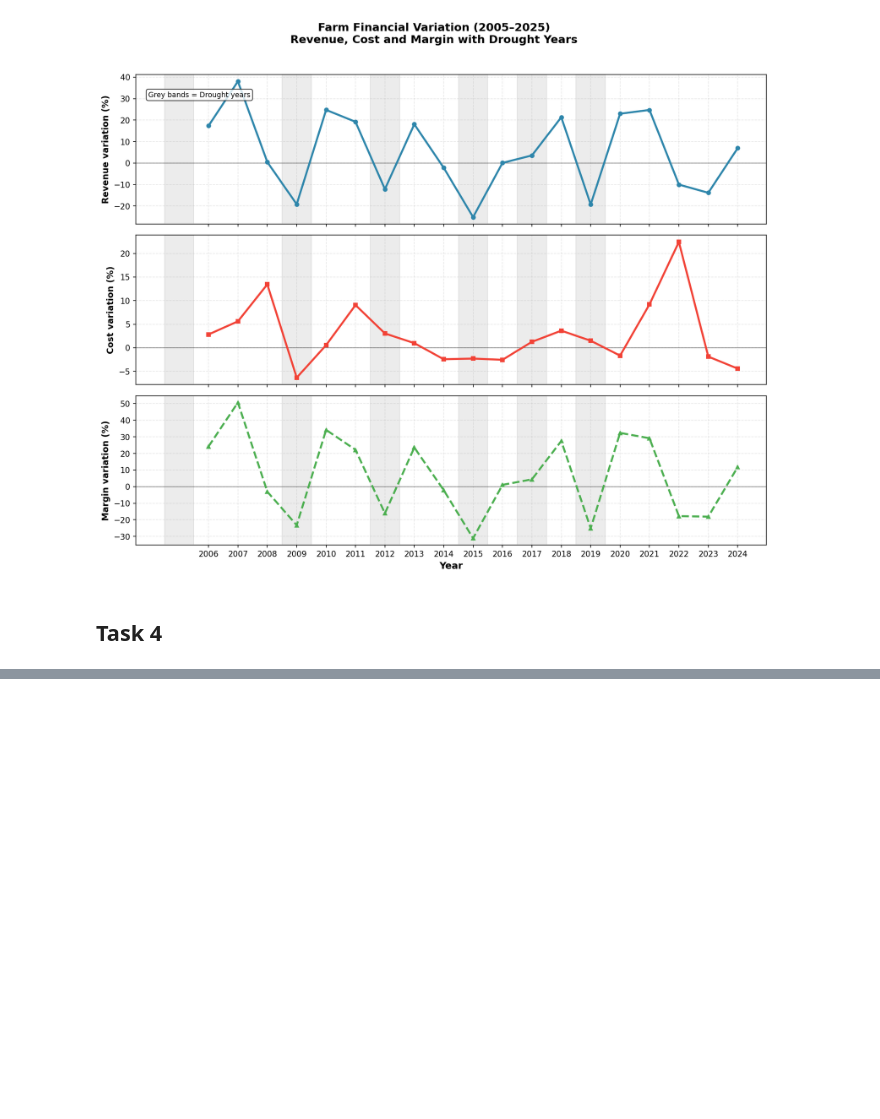
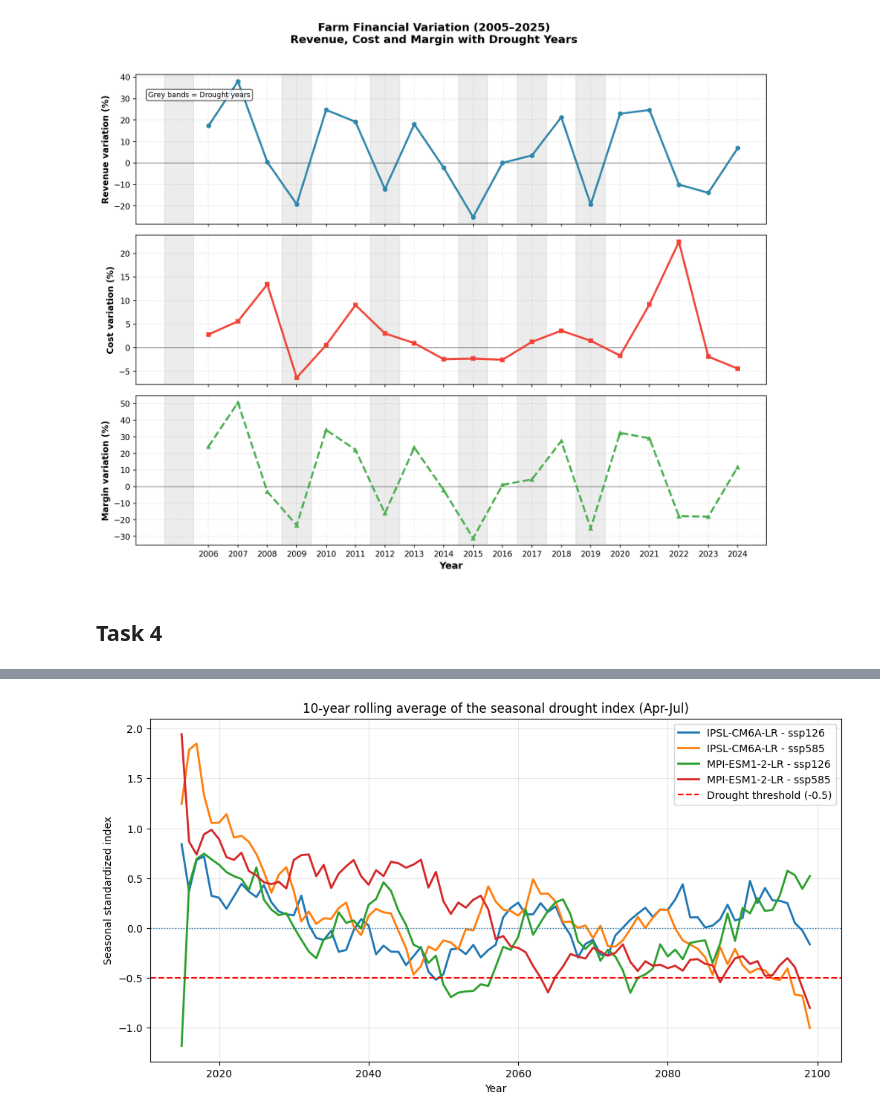
Before and after one commit to lochardi/GreenFinance, a Jupyter notebook: main.ipynb, the cells around one changed output, grey strips where cells are left out. Cells and saved outputs as stored; diff of their text form; code cells hidden in the pictures; blank space fills up the shorter version.

```diff
--- a/main.ipynb
+++ b/main.ipynb
@@ -626,0 +827,22 @@ plt.show()
+# %%
+import matplotlib.pyplot as plt
+
+plt.figure(figsize=(12, 6))
+
+for (model, scenario), df in all_scenarios.groupby(["model", "scenario"]):
+    df = df.sort_values("year").copy()
+    df["rolling_index"] = df["season_index"].rolling(10, min_periods=1).mean()
+    label = f"{model} - {scenario}"
+    plt.plot(df["year"], df["rolling_index"], linewidth=2, label=label)
+
+plt.axhline(-0.5, linestyle="--", linewidth=1.5, color="red", label="Drought threshold (-0.5)")
+plt.axhline(0, linestyle=":", linewidth=1)
+
+plt.title("10-year rolling average of the seasonal drought index (Apr-Jul)")
+plt.xlabel("Year")
+plt.ylabel("Seasonal standardized index")
+plt.legend()
+plt.grid(True, alpha=0.3)
+plt.show()
+# %% [output]
+[figure, added]
```
Also changed, not shown: parts of 9 cells of this notebook, 1 other file.
